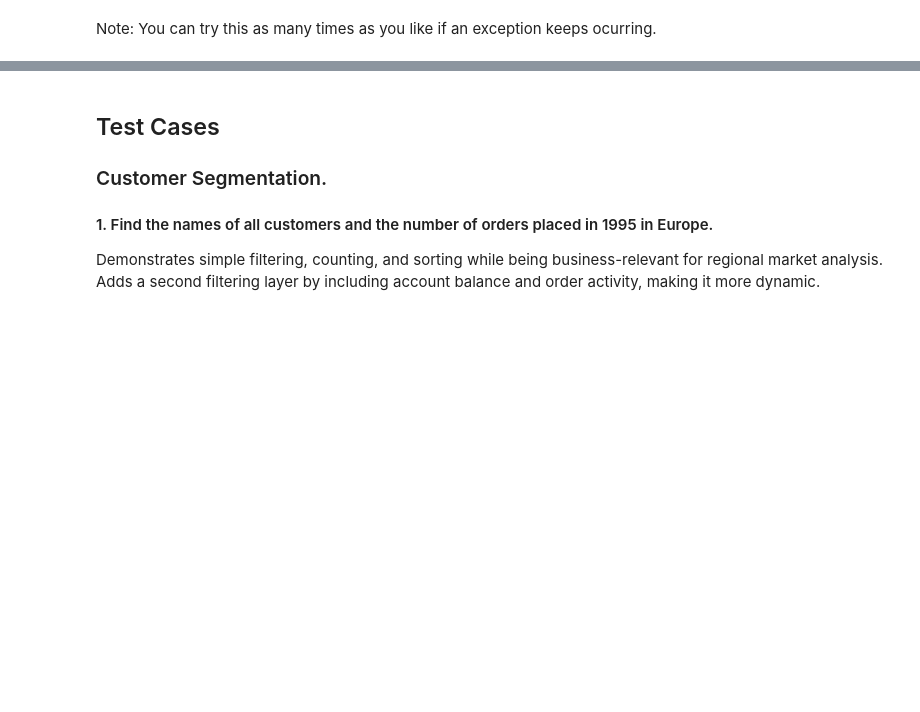
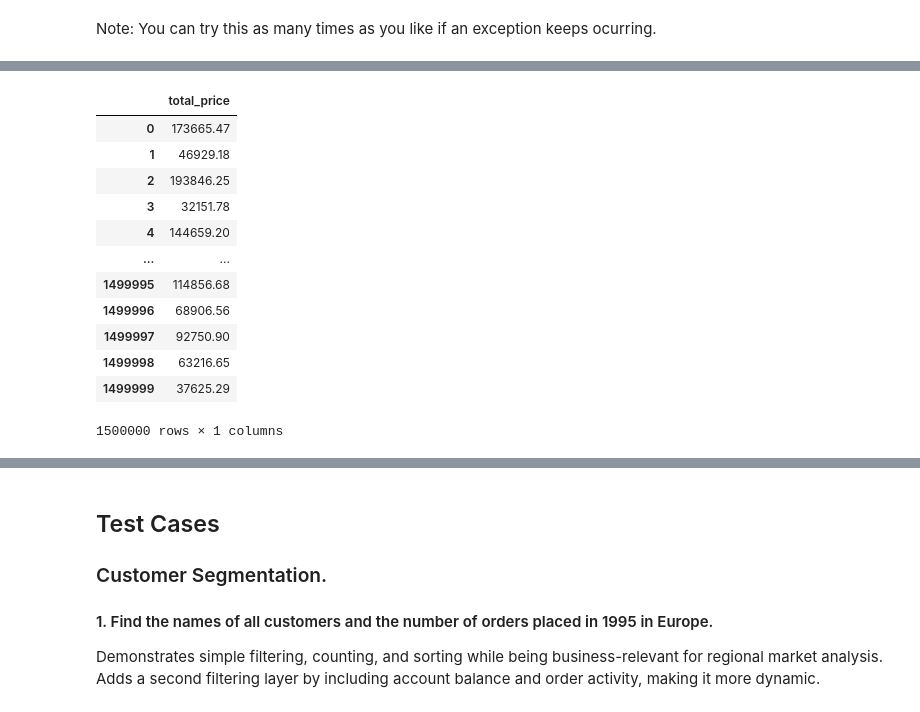
Before and after one commit to bodo-ai/text2pydough, a Jupyter notebook: workbench/AAraya/demo/llm_demo.ipynb, the cells around one changed output, grey strips where cells are left out. Cells and saved outputs as stored; diff of their text form; code cells hidden in the pictures; blank space fills up the shorter version.

```diff
--- a/workbench/AAraya/demo/llm_demo.ipynb
+++ b/workbench/AAraya/demo/llm_demo.ipynb
@@ -237,0 +225,18 @@ Note: You can try this as many times as you like if an exception keeps ocurring.
+# %%
+result= client.ask("Give me all the order prices")
+
+result.df
+# %% [output]
+|  | total_price |
+| 0 | 173665.47 |
+| 1 | 46929.18 |
+| 2 | 193846.25 |
+| 3 | 32151.78 |
+| 4 | 144659.20 |
+| ... | ... |
+| 1499995 | 114856.68 |
+| 1499996 | 68906.56 |
+| 1499997 | 92750.90 |
+| 1499998 | 63216.65 |
+| 1499999 | 37625.29 |
+1500000 rows × 1 columns
```
Also changed, not shown: parts of 40 cells of this notebook, 2 other files.
